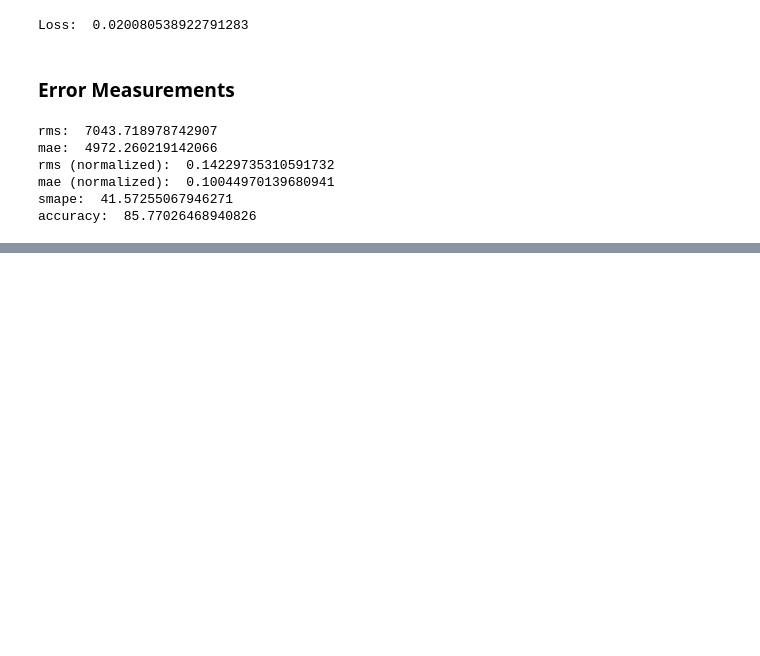
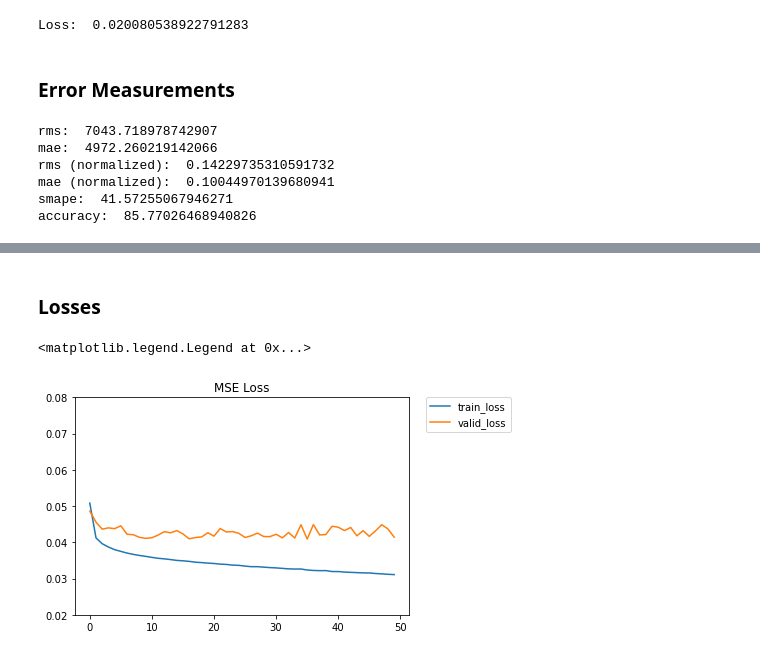
Before and after one commit to tamas-paulik/WindPower_Estimation, a Jupyter notebook: Wind_Power_Prediction_WindGurus.ipynb, the cells around one changed output, grey strips where cells are left out. Drawn from its saved outputs; the diff is of its cells as text; code cells hidden in the pictures; blank space fills up the shorter version.

```diff
--- a/Wind_Power_Prediction_WindGurus.ipynb
+++ b/Wind_Power_Prediction_WindGurus.ipynb
@@ -2118,0 +2590,12 @@ CNN Model code should go here
+# %% [markdown]
+### Losses
+# %%
+import matplotlib.pyplot as plt
+plt.plot(train_losses,label='train_loss')
+plt.plot(test_losses,label='valid_loss')
+plt.title('MSE Loss')
+plt.ylim(0.02, 0.08)
+plt.legend(bbox_to_anchor=(1.05, 1), loc='upper left', borderaxespad=0.)
+# %% [output]
+<matplotlib.legend.Legend at 0x...>
+[figure, added]
```
Also changed, not shown: parts of 55 cells of this notebook.
